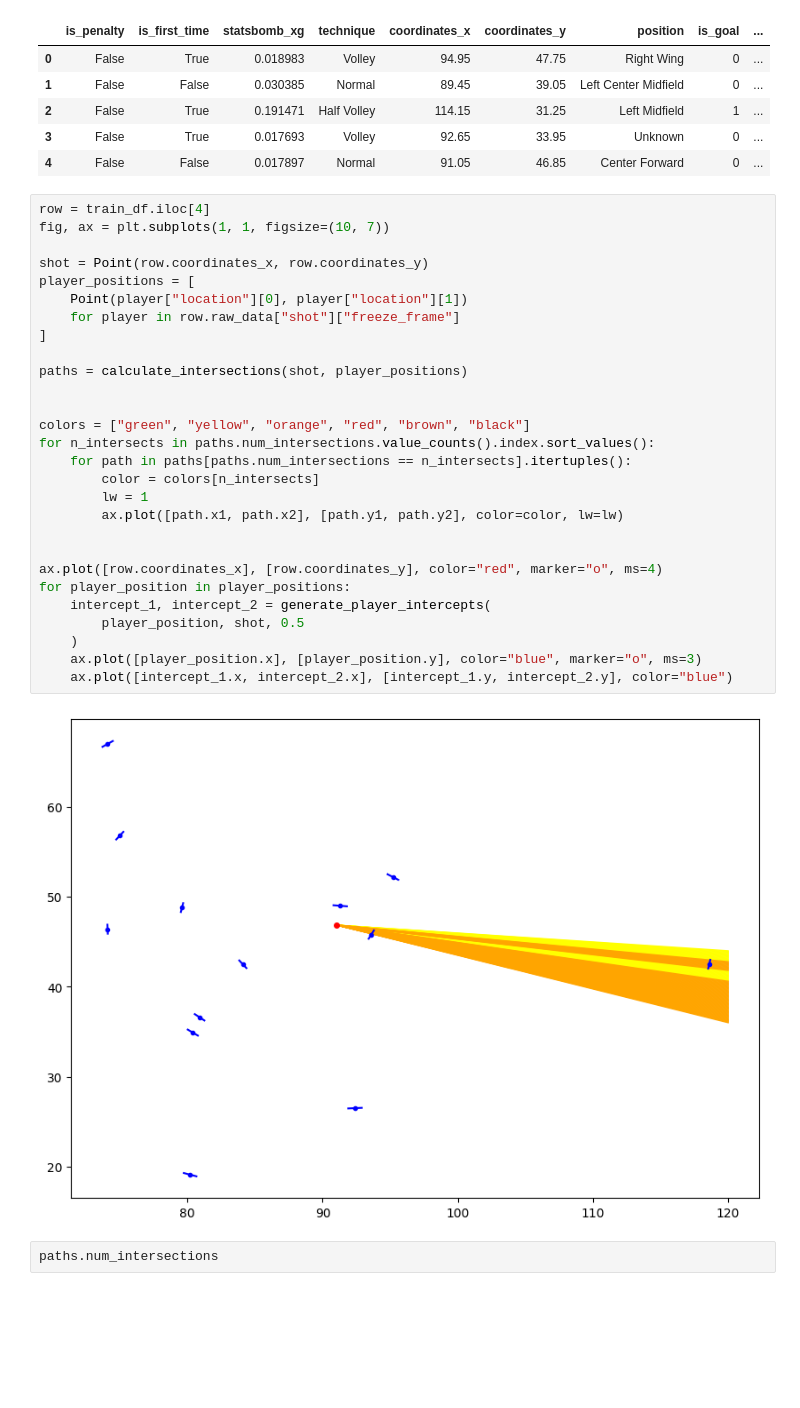
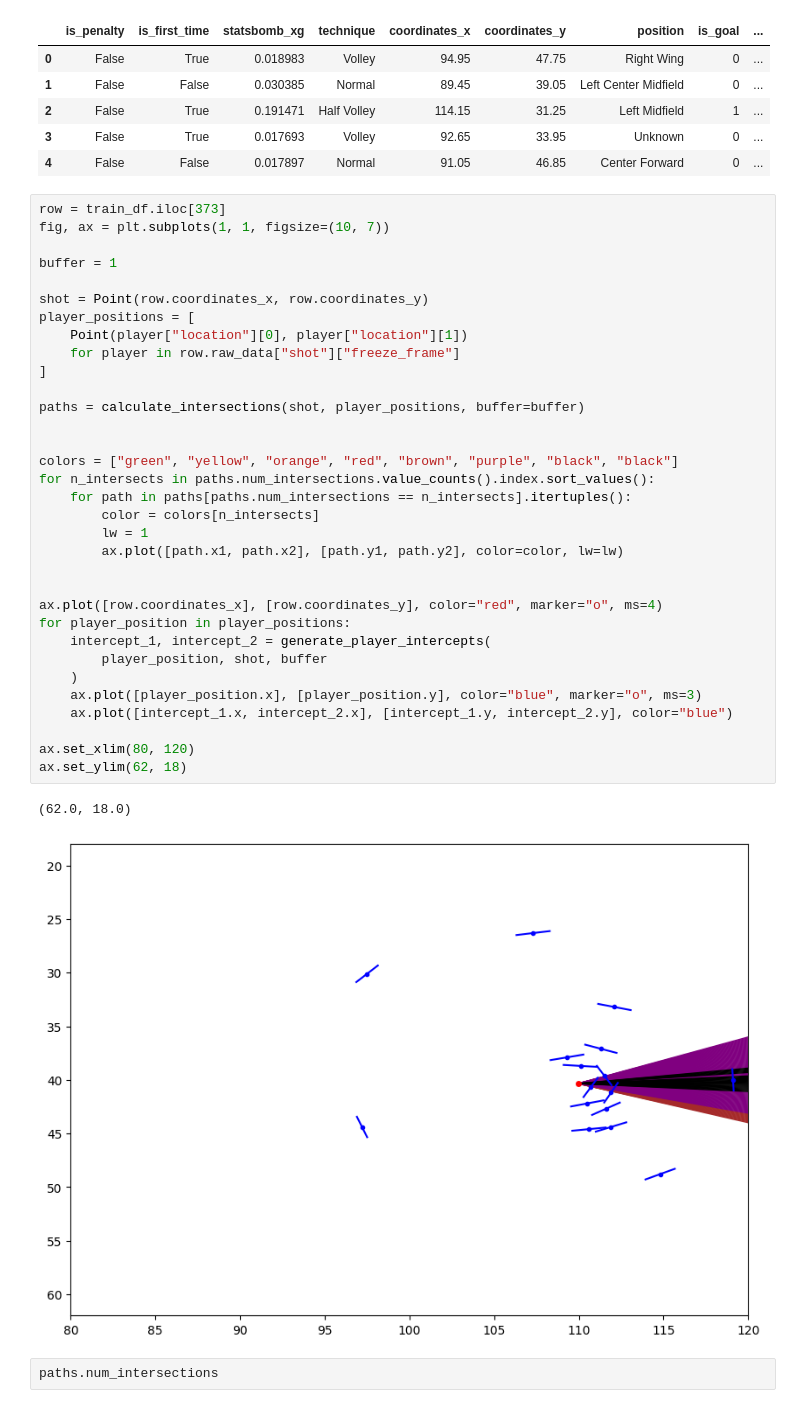
Before and after one commit to AndrewRook/soccer_analytics, a Jupyter notebook: analysis_notebooks/xg/shot_block_eda.ipynb, the cells around one changed output. Cells and saved outputs as stored; diff of their text form; blank space fills up the shorter version.

```diff
--- a/analysis_notebooks/xg/shot_block_eda.ipynb
+++ b/analysis_notebooks/xg/shot_block_eda.ipynb
@@ -200,35 +200,41 @@ train_df.head()
 | 3 | False | True | 0.017693 | Volley | 92.65 | 33.95 | Unknown | 0 | ... |
 | 4 | False | False | 0.017897 | Normal | 91.05 | 46.85 | Center Forward | 0 | ... |
 # %%
-row = train_df.iloc[4]
+row = train_df.iloc[373]
 fig, ax = plt.subplots(1, 1, figsize=(10, 7))
+
+buffer = 1
 
 shot = Point(row.coordinates_x, row.coordinates_y)
 player_positions = [
     Point(player["location"][0], player["location"][1])
     for player in row.raw_data["shot"]["freeze_frame"]
 ]
 
-paths = calculate_intersections(shot, player_positions)
+paths = calculate_intersections(shot, player_positions, buffer=buffer)
 
 
-colors = ["green", "yellow", "orange", "red", "brown", "black"]
+colors = ["green", "yellow", "orange", "red", "brown", "purple", "black", "black"]
 for n_intersects in paths.num_intersections.value_counts().index.sort_values():
     for path in paths[paths.num_intersections == n_intersects].itertuples():
         color = colors[n_intersects]
         lw = 1
         ax.plot([path.x1, path.x2], [path.y1, path.y2], color=color, lw=lw)
 
 
 ax.plot([row.coordinates_x], [row.coordinates_y], color="red", marker="o", ms=4)
 for player_position in player_positions:
     intercept_1, intercept_2 = generate_player_intercepts(
-        player_position, shot, 0.5
+        player_position, shot, buffer
     )
     ax.plot([player_position.x], [player_position.y], color="blue", marker="o", ms=3)
     ax.plot([intercept_1.x, intercept_2.x], [intercept_1.y, intercept_2.y], color="blue")
+
+ax.set_xlim(80, 120)
+ax.set_ylim(62, 18)
 # %% [output]
+(62.0, 18.0)
-[figure, old version]
+[figure, new version]
 # %%
 paths.num_intersections
 # %% [output]
```
Also changed, not shown: 2 other files.
